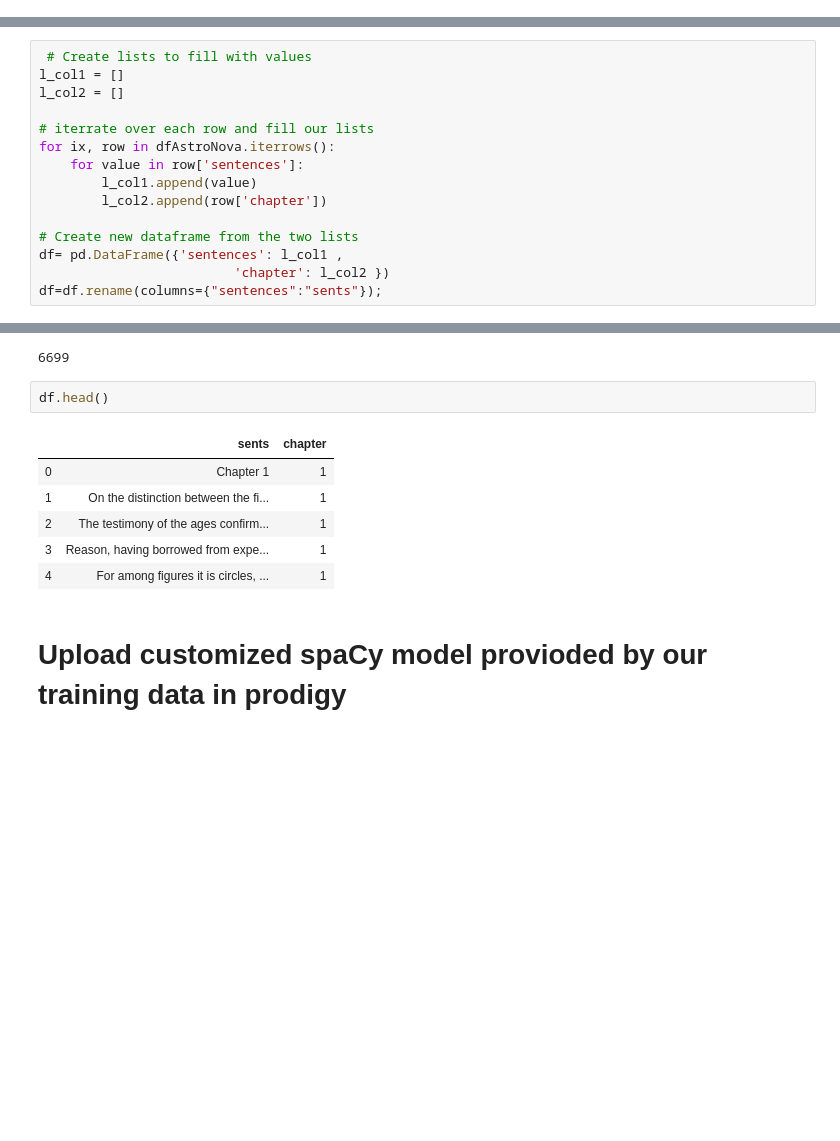
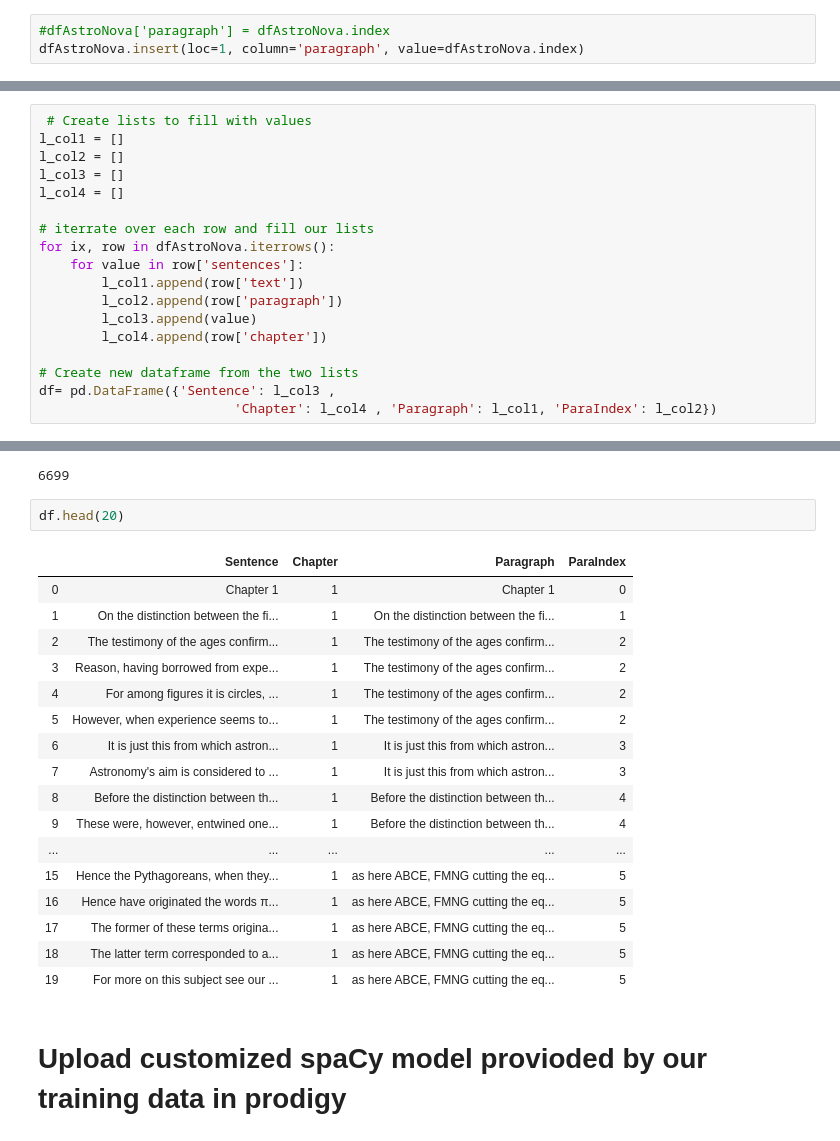
Before and after one commit to myeghaneh/BZML, a Jupyter notebook: BZML_OCT/notebooks/13_02_Coll_updated_Observation_Sents.ipynb, the cells around one changed output, grey strips where cells are left out. Saved outputs shown, nothing was run; the diff lists cells and outputs as text; blank space fills up the shorter version.

```diff
--- a/BZML_OCT/notebooks/13_02_Coll_updated_Observation_Sents.ipynb
+++ b/BZML_OCT/notebooks/13_02_Coll_updated_Observation_Sents.ipynb
@@ -41,6 +43,9 @@ dfAstroNova.chapter.fillna('appendix b', inplace=True)
 dfAstroNova.reset_index(inplace=True)
 dfAstroNova=dfAstroNova.drop("MyIdx",axis=1,inplace=False)
 dfAstroNova=dfAstroNova.drop("html",axis=1)
+# %%
+#dfAstroNova['paragraph'] = dfAstroNova.index
+dfAstroNova.insert(loc=1, column='paragraph', value=dfAstroNova.index)
 # %%
 type(dfAstroNova)
 # %% [output]
@@ -72,30 +77,44 @@ pandas.core.series.Series
  # Create lists to fill with values
 l_col1 = []
 l_col2 = []
+l_col3 = []
+l_col4 = []
 
 # iterrate over each row and fill our lists
 for ix, row in dfAstroNova.iterrows():
     for value in row['sentences']:
-        l_col1.append(value)
-        l_col2.append(row['chapter'])
+        l_col1.append(row['text'])
+        l_col2.append(row['paragraph'])
+        l_col3.append(value)
+        l_col4.append(row['chapter'])
 
 # Create new dataframe from the two lists
-df= pd.DataFrame({'sentences': l_col1 ,
-                         'chapter': l_col2 })
-df=df.rename(columns={"sentences":"sents"});
+df= pd.DataFrame({'Sentence': l_col3 ,
+                         'Chapter': l_col4 , 'Paragraph': l_col1, 'ParaIndex': l_col2})
 # %%
 len(df)
 # %% [output]
 6699
 # %%
-df.head()
+df.head(20)
 # %% [output]
-|  | sents | chapter |
-| 0 | Chapter 1 | 1 |
-| 1 | On the distinction between the fi... | 1 |
-| 2 | The testimony of the ages confirm... | 1 |
-| 3 | Reason, having borrowed from expe... | 1 |
-| 4 | For among figures it is circles, ... | 1 |
+|  | Sentence | Chapter | Paragraph | ParaIndex |
+| 0 | Chapter 1 | 1 | Chapter 1 | 0 |
+| 1 | On the distinction between the fi... | 1 | On the distinction between the fi... | 1 |
+| 2 | The testimony of the ages confirm... | 1 | The testimony of the ages confirm... | 2 |
+| 3 | Reason, having borrowed from expe... | 1 | The testimony of the ages confirm... | 2 |
+| 4 | For among figures it is circles, ... | 1 | The testimony of the ages confirm... | 2 |
+| 5 | However, when experience seems to... | 1 | The testimony of the ages confirm... | 2 |
+| 6 | It is just this from which astron... | 1 | It is just this from which astron... | 3 |
+| 7 | Astronomy's aim is considered to ... | 1 | It is just this from which astron... | 3 |
+| 8 | Before the distinction between th... | 1 | Before the distinction between th... | 4 |
+| 9 | These were, however, entwined one... | 1 | Before the distinction between th... | 4 |
+| ... | ... | ... | ... | ... |
+| 15 | Hence the Pythagoreans, when they... | 1 | as here ABCE, FMNG cutting the eq... | 5 |
+| 16 | Hence have originated the words π... | 1 | as here ABCE, FMNG cutting the eq... | 5 |
+| 17 | The former of these terms origina... | 1 | as here ABCE, FMNG cutting the eq... | 5 |
+| 18 | The latter term corresponded to a... | 1 | as here ABCE, FMNG cutting the eq... | 5 |
+| 19 | For more on this subject see our ... | 1 | as here ABCE, FMNG cutting the eq... | 5 |
 # %% [markdown]
 # Upload customized spaCy model provioded by our training data in prodigy
 # %%
```
Also changed, not shown: parts of 17 cells of this notebook, 14 other files.
